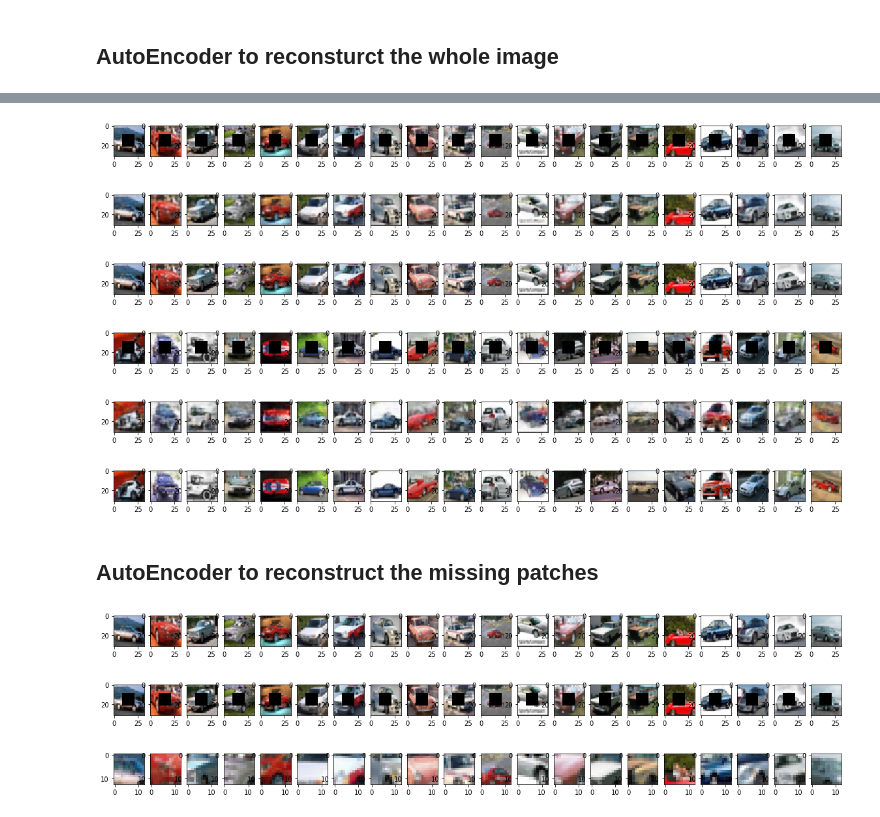
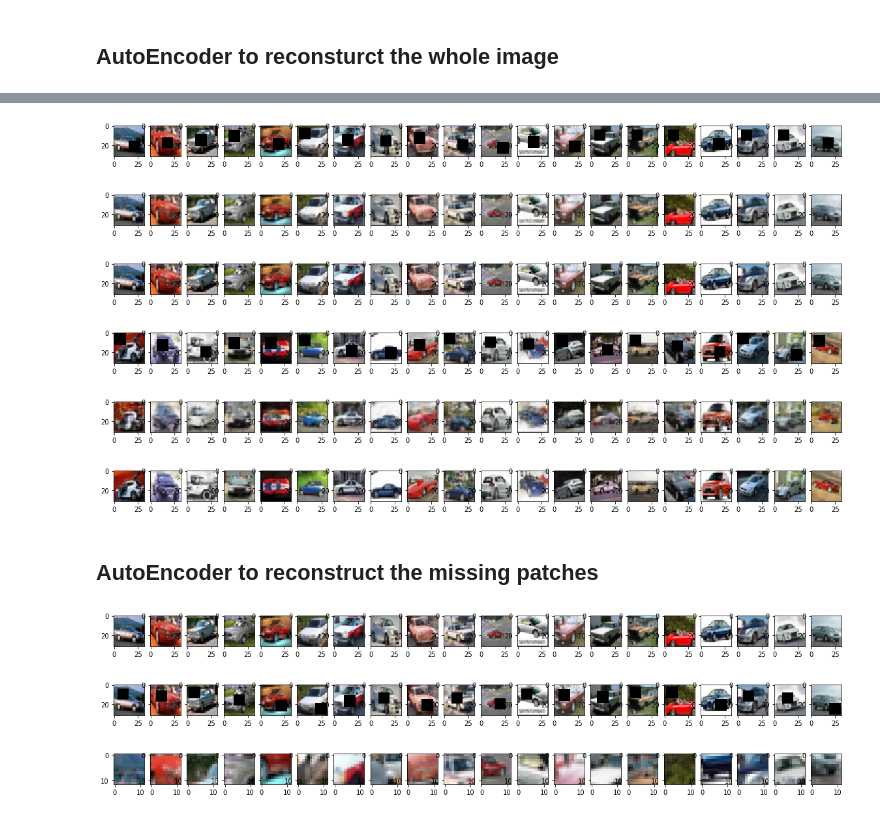
Before and after one commit to nji3/Deep_Learning_Study_Tutorial, a Jupyter notebook: Image Fill/Image_Fill_by_AutoEncoder.ipynb, the cells around one changed output, grey strips where cells are left out. Saved outputs shown, nothing was run; the diff lists cells and outputs as text; code cells hidden in the pictures.

```diff
--- a/Image Fill/Image_Fill_by_AutoEncoder.ipynb
+++ b/Image Fill/Image_Fill_by_AutoEncoder.ipynb
@@ -63,11 +63,11 @@ x_te = x_te[y_te.flatten() == 1]
 x_tra = x_tra.astype('float32') / 255.
 x_te = x_te.astype('float32') / 255.
 
+cond_train = np.ones((x_train.shape[0],32,32,1))
+cond_test = np.ones((x_test.shape[0],32,32,1))
 # Modfied training and testing imgs
-x_train,x_train_patches = Img_incomp(x_train,x_tra)
-x_test,x_test_patches = Img_incomp(x_test,x_te)
-x_train_patches = np.array(x_train_patches)
-x_test_patches = np.array(x_test_patches)
+x_train,cond_train = Img_incomp_rand(x_train,cond_train)
+x_test,cond_test = Img_incomp_rand(x_test,cond_test)
 
 # Plot some examples
 Plot_Img(20,x_tra,20,10)
@@ -80,7 +82,9 @@ plt.show()
 ## AutoEncoder to reconsturct the whole image
 # %%
 # Input
-full_Input = layers.Input(batch_shape=(batch_size,height,width,channels))
+input1 = layers.Input(batch_shape=(batch_size,height,width,channels))
+input2 = layers.Input(batch_shape=(batch_size,height,width,1))
+full_Input = layers.concatenate([input1,input2], axis=-1)
 
 # Encoder
 full_l1 = layers.Conv2D(32,(3,3),activation='relu',padding='same')(full_Input)
@@ -92,13 +96,13 @@ full_l3 = layers.BatchNormalization()(full_l3)
 full_l4 = layers.Conv2D(256,(3,3),activation='relu',strides=2,padding='same')(full_l3)
 full_l4 = layers.BatchNormalization()(full_l4)
 full_l5 = layers.Conv2D(h_dim,(3,3),activation='relu',strides=2)(full_l4)
-full_encoder = Model(full_Input,full_l5)
+full_encoder = Model([input1,input2],full_l5)
 
 # Decoder
 full_d1 = layers.Conv2DTranspose(256,(3,3),activation='relu',strides=4,padding='same')(full_l5)
 full_d2 = layers.Conv2DTranspose(128,(3,3),activation='relu',strides=2,padding='same')(full_d1)
 full_d3 = layers.Conv2DTranspose(64,(3,3),activation='relu',strides=2,padding='same')(full_d2)
 full_d4 = layers.Conv2DTranspose(3,(3,3),activation='sigmoid',strides=2,padding='same')(full_d3)
-full_ae = Model(full_Input,full_d4)
+full_ae = Model([input1,input2],full_d4)
 full_ae.summary()
 # %% [output]
@@ -122,5 +126,5 @@ _________________________________________________________________
 # %%
 full_ae_opt = optimizers.Adam(0.0005,0.5)
 full_ae.compile(optimizer=full_ae_opt, loss='mean_squared_error')
-full_ae.fit(x_train,x_tra,epochs=100,batch_size=batch_size)
+full_ae.fit([x_train,cond_train],x_tra,epochs=100,batch_size=batch_size)
 # %% [output]
@@ -144,49 +148,66 @@ Epoch 100/100
 <keras.callbacks.History at 0x...>
 # %%
-full_fill_train = full_ae.predict(x_train,batch_size=batch_size)
+full_fill_train = full_ae.predict([x_train,cond_train],batch_size=batch_size)
 Plot_Img(20,x_train,20,10)
 Plot_Img(20,full_fill_train,20,10)
 Plot_Img(20,x_tra,20,10)
 plt.show()
 # %% [output]
-[figure, old version]
+[figure, new version]
 [figure]
 [figure]
 # %%
-full_fill_test = full_ae.predict(x_test,batch_size=batch_size)
+full_fill_test = full_ae.predict([x_test,cond_test],batch_size=batch_size)
 Plot_Img(20,x_test,20,10)
 Plot_Img(20,full_fill_test,20,10)
 Plot_Img(20,x_te,20,10)
 plt.show()
 # %% [output]
-[figure, old version]
+[figure, new version]
-[figure, old version]
+[figure, new version]
 [figure]
 # %% [markdown]
 ## AutoEncoder to reconstruct the missing patches
 # %%
+import random
+# The Function used to remove the middle square of the image
+def Img_incomp_rand_patches(imgs_mod,imgs,cond,w=12):
+    n = imgs.shape[0]
+    patches = []
+    for i in range(n):
+        start = random.randint(0,31-w)
+        end = start+w
+        imgs_mod[i][start:end,start:end,:] = 0
+        cond[i][start:end,start:end,:] = 1
+        patches.append(imgs[i][start:end,start:end,:])
+    return imgs_mod,cond,patches
+
+# Reload the dataset
 (x_train2,y_train2),(x_test2,y_test2) = keras.datasets.cifar10.load_data()
 x_train2 = x_train2[y_train2.flatten() == 1]
 x_test2 = x_test2[y_test2.flatten() == 1]
+
+cond_train2 = np.ones((x_tra.shape[0],32,32,1))
+cond_test2 = np.ones((x_te.shape[0],32,32,1))
 
 # Normalize the pixels to 0 and 1 range
 x_train2 = x_train2.astype('float32') / 255.
 x_test2 = x_test2.astype('float32') / 255.
 
 # Modfied training and testing imgs
-x_train2,x_train_patches2 = Img_incomp(x_train2,x_tra,start=7,end=24)
-x_test2,x_test_patches2 = Img_incomp(x_test2,x_te,start=7,end=24)
+x_train2,cond_train2,x_train_patches2 = Img_incomp_rand_patches(x_train2,x_tra,cond_train2)
+x_test2,cond_test2,x_test_patches2 = Img_incomp_rand_patches(x_test2,x_te,cond_test2)
 x_train_patches2 = np.array(x_train_patches2)
 x_test_patches2 = np.array(x_test_patches2)
 
 # Plot some examples
 Plot_Img(20,x_tra,20,10)
-Plot_Img(20,x_train,20,10)
-Plot_Img(20,x_train_patches,20,10)
+Plot_Img(20,x_train2,20,10)
+Plot_Img(20,x_train_patches2,20,10)
 plt.show()
 # %% [output]
 [figure]
-[figure, old version]
+[figure, new version]
-[figure, old version]
+[figure, new version]
 # %%
 # Input
```
Also changed, not shown: parts of 15 cells of this notebook.
